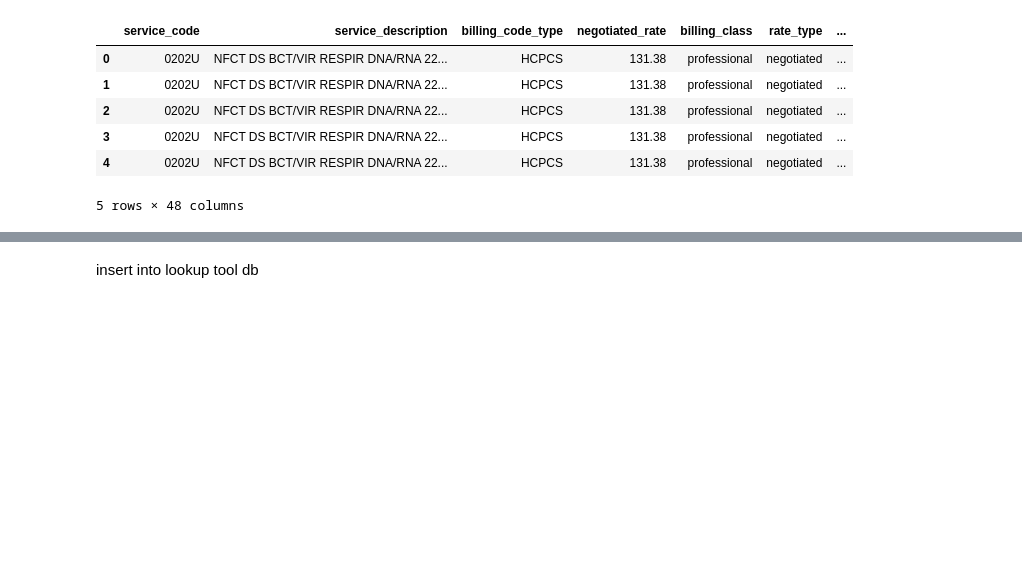
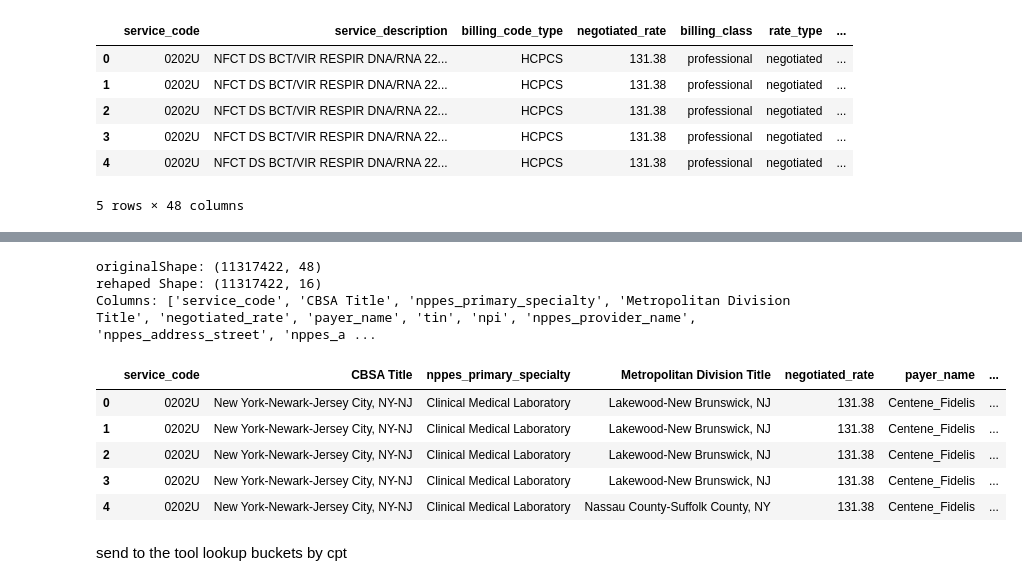
Before and after one commit to chrscato/bph-tic, a Jupyter notebook: scripts/transform_visual.ipynb, the cells around one changed output, grey strips where cells are left out. Drawn from its saved outputs; the diff is of its cells as text; code cells hidden in the pictures; blank space fills up the shorter version.

```diff
--- a/scripts/transform_visual.ipynb
+++ b/scripts/transform_visual.ipynb
@@ -376,3 +449,18 @@ final_merged.head()
+# %%
+print(f"originalShape: {final_merged.shape}")
+print(f"rehaped Shape: {upload_df.shape}")
+print(f"Columns: {upload_df.columns.tolist()}")
+display(upload_df.head())
+# %% [output]
+originalShape: (11317422, 48)
+rehaped Shape: (11317422, 16)
+Columns: ['service_code', 'CBSA Title', 'nppes_primary_specialty', 'Metropolitan Division Title', 'negotiated_rate', 'payer_name', 'tin', 'npi', 'nppes_provider_name', 'nppes_address_street', 'nppes_a ...
+|  | service_code | CBSA Title | nppes_primary_specialty | Metropolitan Division Title | negotiated_rate | payer_name | ... |
+| 0 | 0202U | New York-Newark-Jersey City, NY-NJ | Clinical Medical Laboratory | Lakewood-New Brunswick, NJ | 131.38 | Centene_Fidelis | ... |
+| 1 | 0202U | New York-Newark-Jersey City, NY-NJ | Clinical Medical Laboratory | Lakewood-New Brunswick, NJ | 131.38 | Centene_Fidelis | ... |
+| 2 | 0202U | New York-Newark-Jersey City, NY-NJ | Clinical Medical Laboratory | Lakewood-New Brunswick, NJ | 131.38 | Centene_Fidelis | ... |
+| 3 | 0202U | New York-Newark-Jersey City, NY-NJ | Clinical Medical Laboratory | Lakewood-New Brunswick, NJ | 131.38 | Centene_Fidelis | ... |
+| 4 | 0202U | New York-Newark-Jersey City, NY-NJ | Clinical Medical Laboratory | Nassau County-Suffolk County, NY | 131.38 | Centene_Fidelis | ... |
 # %% [markdown]
-insert into lookup tool db
+send to the tool lookup buckets by cpt
 # %%
```
Also changed, not shown: parts of 12 cells of this notebook, 41 other files.
